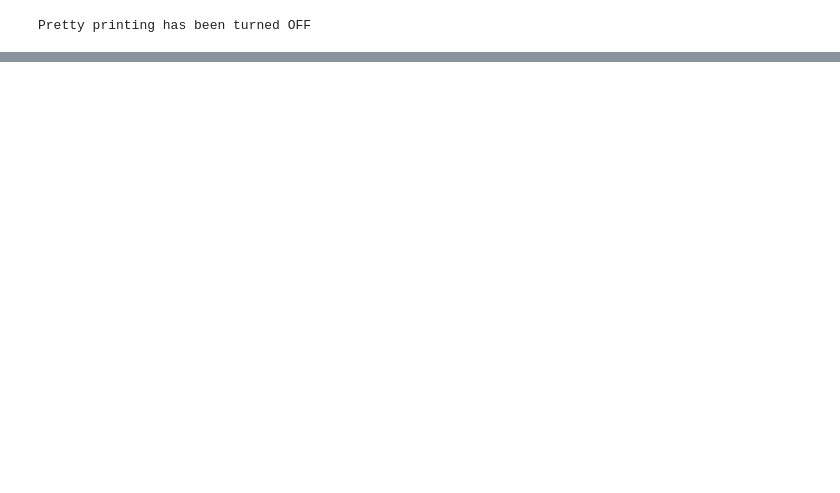
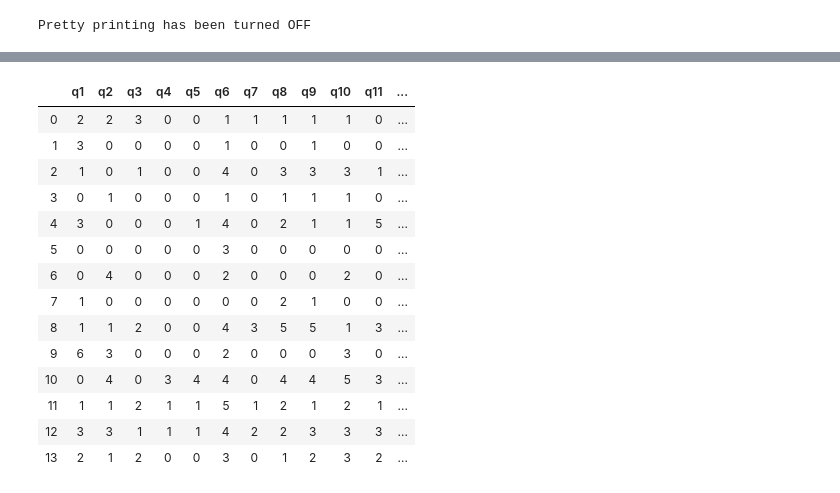
Before and after one commit to songhee-kim/VerbVec, a Jupyter notebook: AMT_analysis.ipynb, the cells around one changed output, grey strips where cells are left out. Saved outputs shown, nothing was run; the diff lists cells and outputs as text; code cells hidden in the pictures; blank space fills up the shorter version.

```diff
--- a/AMT_analysis.ipynb
+++ b/AMT_analysis.ipynb
@@ -110,3 +100,21 @@ res.shape
+# %%
+df_responses
+# %% [output]
+|  | q1 | q2 | q3 | q4 | q5 | q6 | q7 | q8 | q9 | q10 | q11 | ... |
+| 0 | 2 | 2 | 3 | 0 | 0 | 1 | 1 | 1 | 1 | 1 | 0 | ... |
+| 1 | 3 | 0 | 0 | 0 | 0 | 1 | 0 | 0 | 1 | 0 | 0 | ... |
+| 2 | 1 | 0 | 1 | 0 | 0 | 4 | 0 | 3 | 3 | 3 | 1 | ... |
+| 3 | 0 | 1 | 0 | 0 | 0 | 1 | 0 | 1 | 1 | 1 | 0 | ... |
+| 4 | 3 | 0 | 0 | 0 | 1 | 4 | 0 | 2 | 1 | 1 | 5 | ... |
+| 5 | 0 | 0 | 0 | 0 | 0 | 3 | 0 | 0 | 0 | 0 | 0 | ... |
+| 6 | 0 | 4 | 0 | 0 | 0 | 2 | 0 | 0 | 0 | 2 | 0 | ... |
+| 7 | 1 | 0 | 0 | 0 | 0 | 0 | 0 | 2 | 1 | 0 | 0 | ... |
+| 8 | 1 | 1 | 2 | 0 | 0 | 4 | 3 | 5 | 5 | 1 | 3 | ... |
+| 9 | 6 | 3 | 0 | 0 | 0 | 2 | 0 | 0 | 0 | 3 | 0 | ... |
+| 10 | 0 | 4 | 0 | 3 | 4 | 4 | 0 | 4 | 4 | 5 | 3 | ... |
+| 11 | 1 | 1 | 2 | 1 | 1 | 5 | 1 | 2 | 1 | 2 | 1 | ... |
+| 12 | 3 | 3 | 1 | 1 | 1 | 4 | 2 | 2 | 3 | 3 | 3 | ... |
+| 13 | 2 | 1 | 2 | 0 | 0 | 3 | 0 | 1 | 2 | 3 | 2 | ... |
 # %%
 res.tail()
 # %% [output]
```
Also changed, not shown: parts of 17 cells of this notebook.
